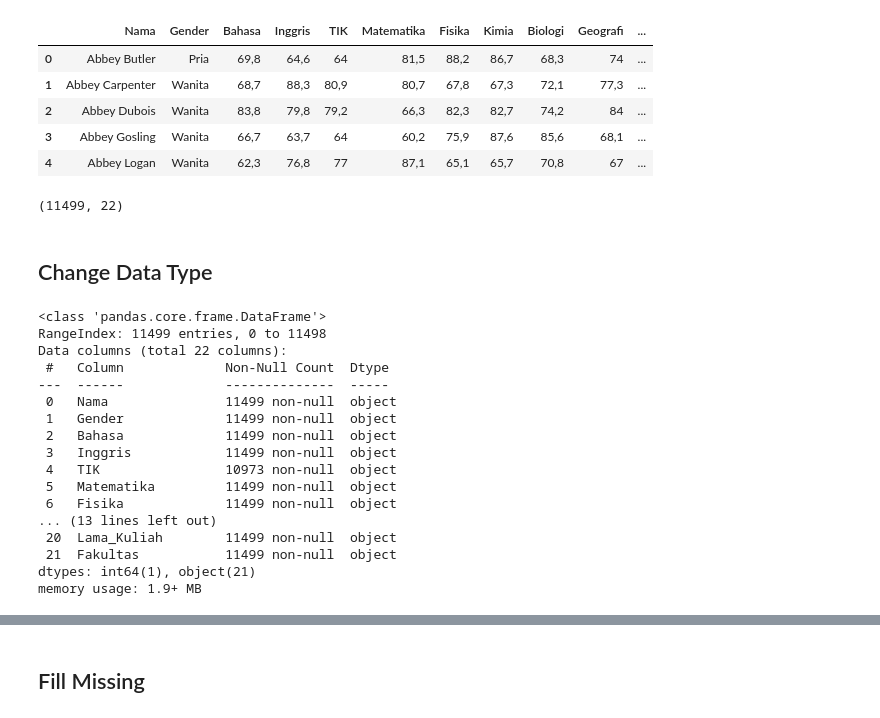
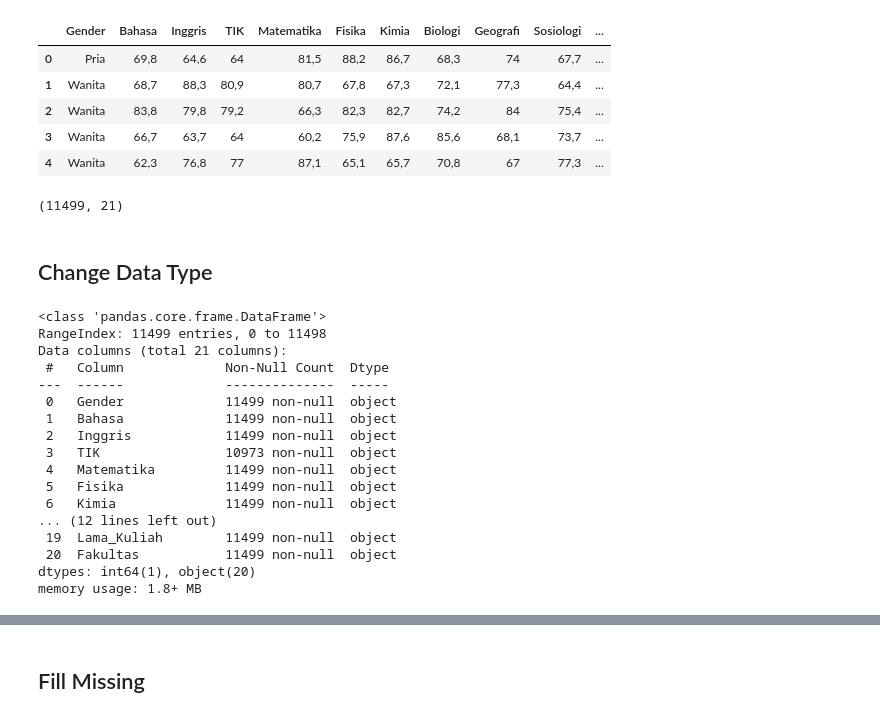
Before and after one commit to Xwyzworms/Diagnostic_Reasoning_HouseRent, a Jupyter notebook: Analisis_2.ipynb, the cells around one changed output, grey strips where cells are left out. Saved outputs shown, nothing was run; the diff lists cells and outputs as text; code cells hidden in the pictures.

```diff
--- a/Analisis_2.ipynb
+++ b/Analisis_2.ipynb
@@ -2,40 +2,44 @@
 import pandas as pd
 import numpy as np
 import matplotlib.pyplot as plt
 import seaborn as sns
 import importlib
 import scipy
 
 
 import util_diagnostic
 import util_visualization
 import util_preprocessing
 import util_calculation
 import util_modelling
 
 def reload():
     importlib.reload(util_diagnostic)
     importlib.reload(util_visualization)
     importlib.reload(util_preprocessing)
     importlib.reload(util_calculation)
     importlib.reload(util_modelling)
 
 pd.set_option('display.max_columns', None)
 
 file_name = "Data - Final.csv"
+file_name_test="Data - Test.csv"
 # datatype={'Nama':object,'Gender':object,'Bahasa':float,'Inggris':float,'TIK':float,'Matematika':float,'Fisika':float,'Kimia':float,'Geografi':float,'Sosiologi':float,'Antropologi':float,'Tgl_Daftar_Kuliah':object,'Lama_Kuliah':object}
 df = pd.read_csv(file_name,delimiter=';')
+df_test=pd.read_csv(file_name_test,delimiter=';')
+df=df.iloc[:,1:]
 columns = df.columns
+test_columns=df_test.columns
 display(df.head())
 df.shape
 # %% [output]
-|  | Nama | Gender | Bahasa | Inggris | TIK | Matematika | Fisika | Kimia | Biologi | Geografi | ... |
-| 0 | Abbey Butler | Pria | 69,8 | 64,6 | 64 | 81,5 | 88,2 | 86,7 | 68,3 | 74 | ... |
-| 1 | Abbey Carpenter | Wanita | 68,7 | 88,3 | 80,9 | 80,7 | 67,8 | 67,3 | 72,1 | 77,3 | ... |
-| 2 | Abbey Dubois | Wanita | 83,8 | 79,8 | 79,2 | 66,3 | 82,3 | 82,7 | 74,2 | 84 | ... |
-| 3 | Abbey Gosling | Wanita | 66,7 | 63,7 | 64 | 60,2 | 75,9 | 87,6 | 85,6 | 68,1 | ... |
-| 4 | Abbey Logan | Wanita | 62,3 | 76,8 | 77 | 87,1 | 65,1 | 65,7 | 70,8 | 67 | ... |
+|  | Gender | Bahasa | Inggris | TIK | Matematika | Fisika | Kimia | Biologi | Geografi | Sosiologi | ... |
+| 0 | Pria | 69,8 | 64,6 | 64 | 81,5 | 88,2 | 86,7 | 68,3 | 74 | 67,7 | ... |
+| 1 | Wanita | 68,7 | 88,3 | 80,9 | 80,7 | 67,8 | 67,3 | 72,1 | 77,3 | 64,4 | ... |
+| 2 | Wanita | 83,8 | 79,8 | 79,2 | 66,3 | 82,3 | 82,7 | 74,2 | 84 | 75,4 | ... |
+| 3 | Wanita | 66,7 | 63,7 | 64 | 60,2 | 75,9 | 87,6 | 85,6 | 68,1 | 73,7 | ... |
+| 4 | Wanita | 62,3 | 76,8 | 77 | 87,1 | 65,1 | 65,7 | 70,8 | 67 | 77,3 | ... |
-(11499, 22)
+(11499, 21)
 # %% [markdown]
 ## Change Data Type
 # %%
@@ -43,21 +47,21 @@ df.info()
 # %% [output]
 <class 'pandas.core.frame.DataFrame'>
 RangeIndex: 11499 entries, 0 to 11498
-Data columns (total 22 columns):
+Data columns (total 21 columns):
  #   Column             Non-Null Count  Dtype
 ---  ------             --------------  -----
- 0   Nama               11499 non-null  object
- 1   Gender             11499 non-null  object
- 2   Bahasa             11499 non-null  object
- 3   Inggris            11499 non-null  object
- 4   TIK                10973 non-null  object
- 5   Matematika         11499 non-null  object
- 6   Fisika             11499 non-null  object
-... (13 lines left out)
- 20  Lama_Kuliah        11499 non-null  object
- 21  Fakultas           11499 non-null  object
-dtypes: int64(1), object(21)
-memory usage: 1.9+ MB
+ 0   Gender             11499 non-null  object
+ 1   Bahasa             11499 non-null  object
+ 2   Inggris            11499 non-null  object
+ 3   TIK                10973 non-null  object
+ 4   Matematika         11499 non-null  object
+ 5   Fisika             11499 non-null  object
+ 6   Kimia              11499 non-null  object
+... (12 lines left out)
+ 19  Lama_Kuliah        11499 non-null  object
+ 20  Fakultas           11499 non-null  object
+dtypes: int64(1), object(20)
+memory usage: 1.8+ MB
 # %%
 num_col=['Bahasa','Inggris','TIK','Matematika','Fisika','Kimia','Biologi','Geografi','Sosiologi','Antropologi']
 df=util_preprocessing.changeToFloatNums(df,num_col,np.nan)
```
Also changed, not shown: parts of 18 cells of this notebook, 3 other files.
